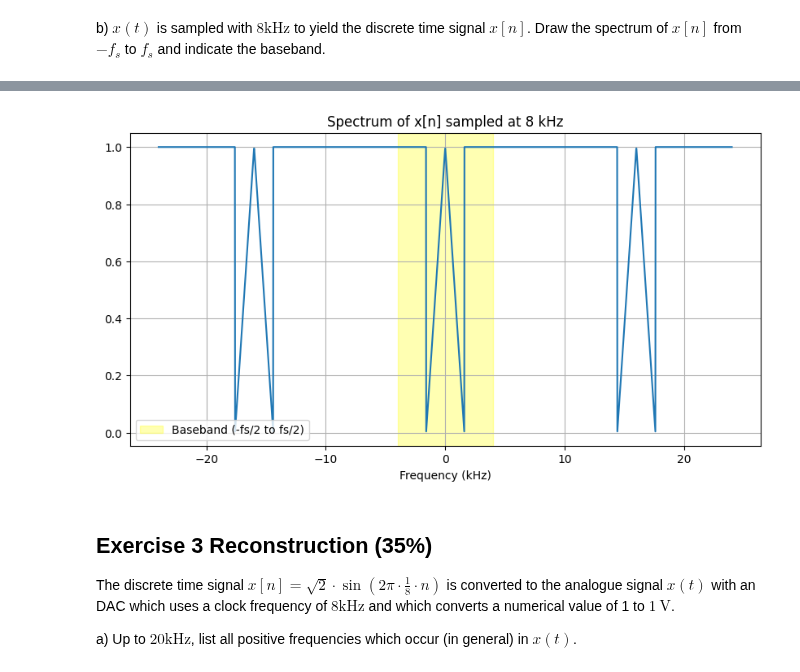
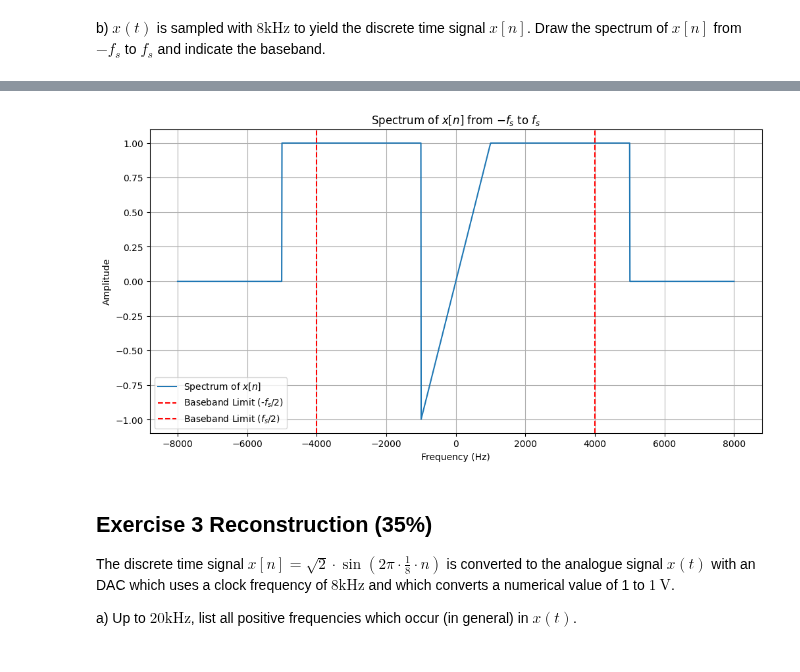
Before and after one commit to wolfram-laube/dsp-ue_grp-22, a Jupyter notebook: Assignment_3/DSP_Assignment_3.ipynb, the cells around one changed output, grey strips where cells are left out. Cells and saved outputs as stored; diff of their text form; code cells hidden in the pictures.

```diff
--- a/Assignment_3/DSP_Assignment_3.ipynb
+++ b/Assignment_3/DSP_Assignment_3.ipynb
@@ -262,24 +338,38 @@ The repeated spectrum due to sampling is visualized, showing how the spectrum re
 # %%
 import numpy as np
 import matplotlib.pyplot as plt
 
-# Use previously defined 'magnitude' variable from Task (a)
-fs = 8  # Sampling frequency 8 kHz
-extended_f = np.linspace(-fs * 3, fs * 3, len(magnitude) * 3)
-repeated_spectrum = np.tile(magnitude, 3)  # Repeat the spectrum
+# Define the sampling frequency and the frequency range for the plot
+fs = 8000  # Sampling frequency in Hz
+f = np.linspace(-fs, fs, 2000)  # Frequency range from -fs to fs
 
-# Plot the spectrum of x[n] with baseband highlighted
-plt.figure(figsize=(10, 5))
-plt.plot(extended_f, repeated_spectrum)
-plt.title('Spectrum of x[n] sampled at 8 kHz')
-plt.xlabel('Frequency (kHz)')
-plt.axvspan(-4, 4, color='yellow', alpha=0.3, label='Baseband (-fs/2 to fs/2)')
+# Define the spectrum of x(t) from -fs/2 to fs/2
+X_f = np.zeros_like(f)  # Initialize spectrum as zeros
+
+# Define bands based on the given piecewise definition of X(f)
+# Assuming the baseband is correctly defined from -4000 Hz to 4000 Hz
+band1 = (f >= -5000) & (f <= -1000)
+band2 = (f >= -1000) & (f < 0)
+band3 = (f >= 0) & (f < 1000)
+band4 = (f >= 1000) & (f <= 5000)
+X_f[band1 | band4] = 1  # Constant amplitude A
+X_f[band2] = f[band2] / 1000  # Linearly increasing from -1 to 0
+X_f[band3] = f[band3] / 1000   # Linearly decreasing from 0 to 1
+
+# Plotting the spectrum
+plt.figure(figsize=(12, 6))
+plt.plot(f, X_f, label='Spectrum of $x[n]$')
+plt.axvline(x=-4000, color='red', linestyle='--', label='Baseband Limit (-$f_s/2$)')
+plt.axvline(x=4000, color='red', linestyle='--', label='Baseband Limit ($f_s/2$)')
+plt.title('Spectrum of $x[n]$ from $-f_s$ to $f_s$')
+plt.xlabel('Frequency (Hz)')
+plt.ylabel('Amplitude')
 plt.legend()
 plt.grid(True)
 plt.savefig('fig/ex2_b_plot.png')
 plt.show()
 # %% [output]
-[figure, old version]
+[figure, new version]
 # %% [markdown]
 ## Exercise 3 Reconstruction (35\%)
 
```
Also changed, not shown: parts of 12 cells of this notebook, 5 other files.
